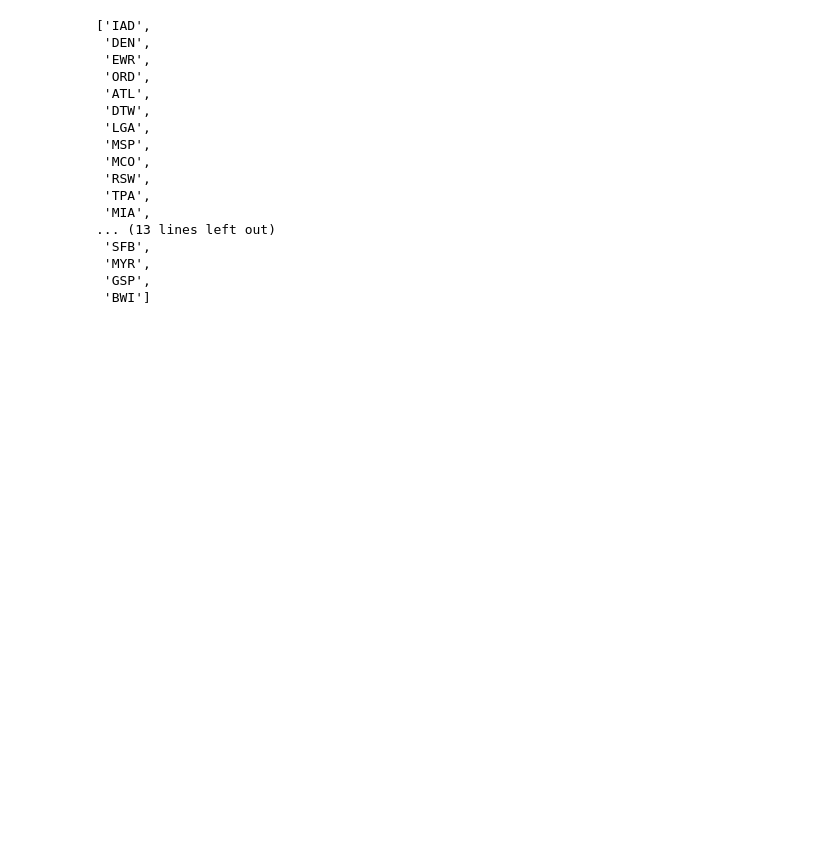
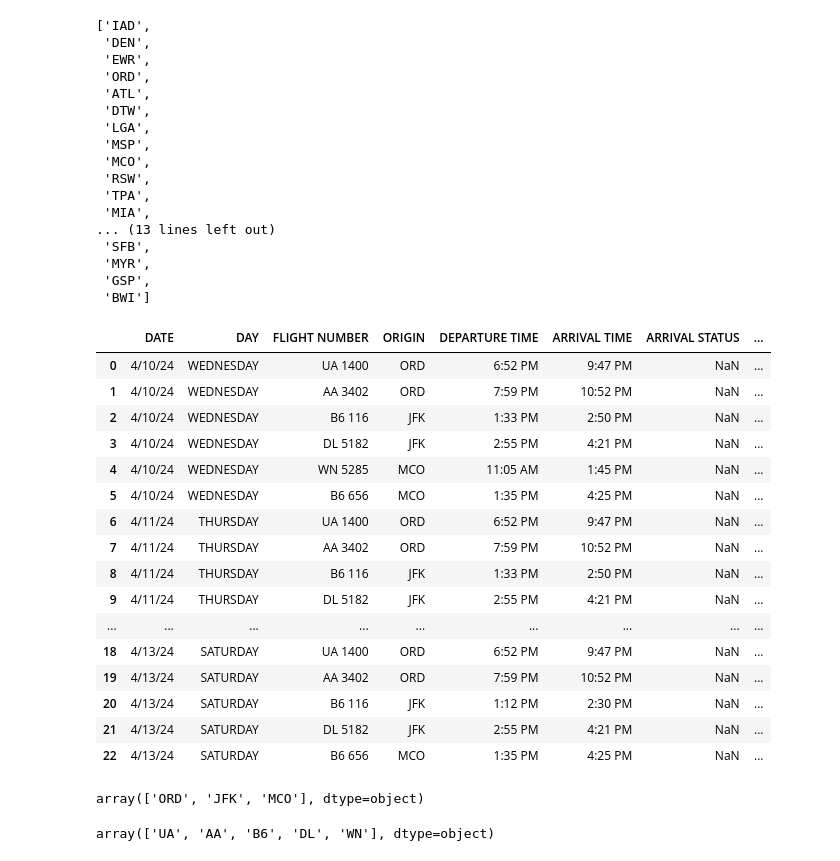
Before and after one commit to saikeerthan-14/flight-delay-prediction, a Jupyter notebook: flights.ipynb, the cells around one changed output. Drawn from its saved outputs; the diff is of its cells as text; code cells hidden in the pictures; blank space fills up the shorter version.

```diff
--- a/flights.ipynb
+++ b/flights.ipynb
@@ -266,3 +203,34 @@ origin_airports_list
  'MYR',
  'GSP',
  'BWI']
+# %%
+initial_df = pd.read_csv("./CIS_662 _INITIAL_Predictions.csv")
+initial_df
+# %% [output]
+|  | DATE | DAY | FLIGHT NUMBER | ORIGIN | DEPARTURE TIME | ARRIVAL TIME | ARRIVAL STATUS | ... |
+| 0 | 4/10/24 | WEDNESDAY | UA 1400 | ORD | 6:52 PM | 9:47 PM | NaN | ... |
+| 1 | 4/10/24 | WEDNESDAY | AA 3402 | ORD | 7:59 PM | 10:52 PM | NaN | ... |
+| 2 | 4/10/24 | WEDNESDAY | B6 116 | JFK | 1:33 PM | 2:50 PM | NaN | ... |
+| 3 | 4/10/24 | WEDNESDAY | DL 5182 | JFK | 2:55 PM | 4:21 PM | NaN | ... |
+| 4 | 4/10/24 | WEDNESDAY | WN 5285 | MCO | 11:05 AM | 1:45 PM | NaN | ... |
+| 5 | 4/10/24 | WEDNESDAY | B6 656 | MCO | 1:35 PM | 4:25 PM | NaN | ... |
+| 6 | 4/11/24 | THURSDAY | UA 1400 | ORD | 6:52 PM | 9:47 PM | NaN | ... |
+| 7 | 4/11/24 | THURSDAY | AA 3402 | ORD | 7:59 PM | 10:52 PM | NaN | ... |
+| 8 | 4/11/24 | THURSDAY | B6 116 | JFK | 1:33 PM | 2:50 PM | NaN | ... |
+| 9 | 4/11/24 | THURSDAY | DL 5182 | JFK | 2:55 PM | 4:21 PM | NaN | ... |
+| ... | ... | ... | ... | ... | ... | ... | ... | ... |
+| 18 | 4/13/24 | SATURDAY | UA 1400 | ORD | 6:52 PM | 9:47 PM | NaN | ... |
+| 19 | 4/13/24 | SATURDAY | AA 3402 | ORD | 7:59 PM | 10:52 PM | NaN | ... |
+| 20 | 4/13/24 | SATURDAY | B6 116 | JFK | 1:12 PM | 2:30 PM | NaN | ... |
+| 21 | 4/13/24 | SATURDAY | DL 5182 | JFK | 2:55 PM | 4:21 PM | NaN | ... |
+| 22 | 4/13/24 | SATURDAY | B6 656 | MCO | 1:35 PM | 4:25 PM | NaN | ... |
+# %%
+initial_df["ORIGIN"].unique()
+# %% [output]
+array(['ORD', 'JFK', 'MCO'], dtype=object)
+# %%
+# initial_df["carrier"] = initial_df["FLIGHT NUMBER"].apply(lambda x: x[:2])
+# initial_df[["carrier", "ORIGIN"]]
+initial_df["carrier"].unique()
+# %% [output]
+array(['UA', 'AA', 'B6', 'DL', 'WN'], dtype=object)
```
Also changed, not shown: parts of 14 cells of this notebook, 5 other files.
